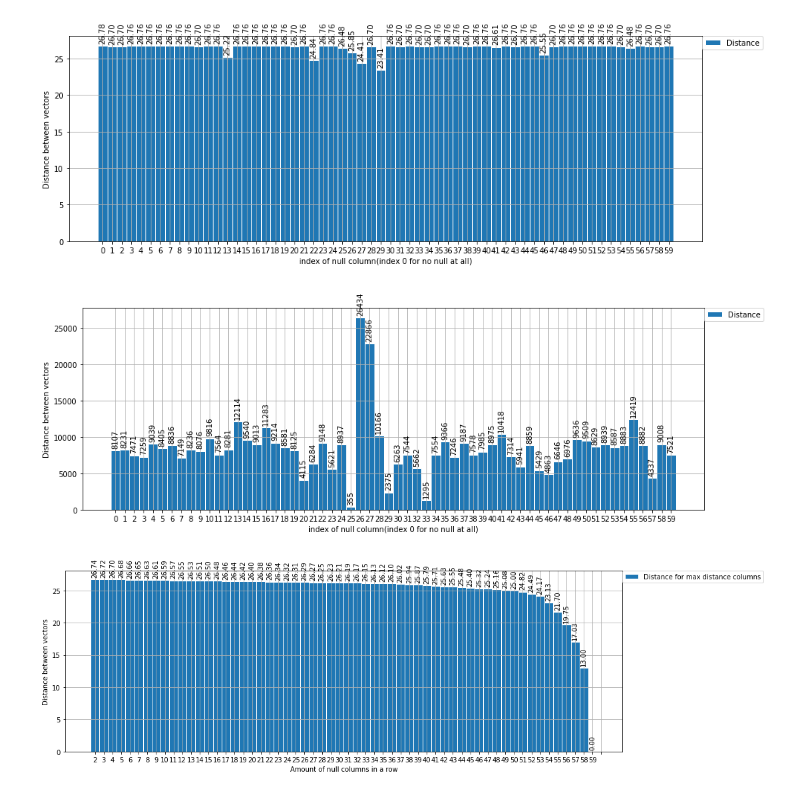
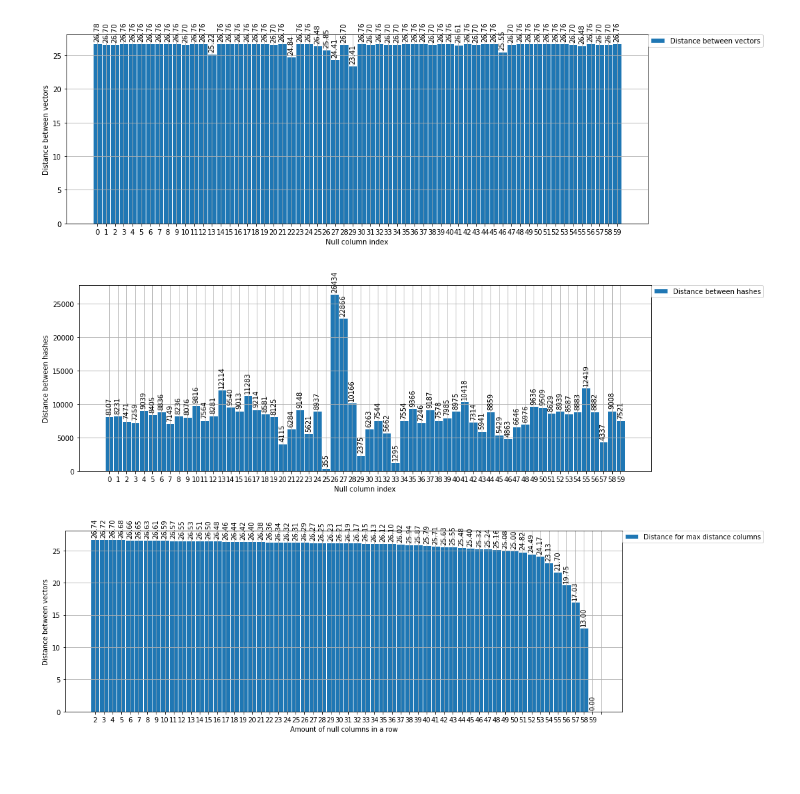
Before and after one commit to Ma-Sk/BiQuants, a Jupyter notebook: NullExperimnets/main.ipynb, the cells around one changed output. Cells and saved outputs as stored; diff of their text form; code cells hidden in the pictures; blank space fills up the shorter version.

```diff
--- a/NullExperimnets/main.ipynb
+++ b/NullExperimnets/main.ipynb
@@ -445,8 +445,8 @@ def show_plot_for_distance_in_each_null_column(ax: Axes, values: List, xlbl, ylb
         autolabel(ax, r, is_float)
     ax.set_xticks(np.arange(len(values)))
     ax.set_xticklabels(range(0, len(values)))
-    ax.set_xlabel("index of null column(index 0 for no null at all)")
-    ax.set_ylabel("Distance between vectors")
+    ax.set_xlabel(xlbl)
+    ax.set_ylabel(ylbl)
 
 def show_plot_for_distance_in_several_null_column(ax: Axes, values: List, xlbl, ylbl, is_float):
     """
@@ -472,14 +472,14 @@ def show_plot_for_distance_in_several_null_column(ax: Axes, values: List, xlbl,
 # %%
 fig, ax = plt.subplots(figsize=(15,5))
 res_list = open("nulls_stats.txt","r").read().splitlines()
-xlbl = "Amount of null columns in a row"
+xlbl = "Null column index"
 ylbl = "Distance between vectors"
 show_plot_for_distance_in_each_null_column(ax, res_list,xlbl,ylbl, True)
-ax.legend(["Distance"], bbox_to_anchor=(1, 1), loc='upper left', borderaxespad=0.)
+ax.legend(["Distance between vectors"], bbox_to_anchor=(1, 1), loc='upper left', borderaxespad=0.)
 
 plt.show()
 # %% [output]
-[figure, old version]
+[figure, new version]
 # %%
 fig, ax = plt.subplots(figsize=(15,5))
 h1_list = open("vec1Hashes.txt","r").read().splitlines()
@@ -490,14 +490,14 @@ for i in range(len(h1_list)):
     hash1 = int(float(h1_list[i]))
     hash2 = int(float(h2_list[i]))
     diff_list.append(abs(hash1-hash2))
-xlbl = "Amount of null columns in a row"
+xlbl = "Null column index"
 ylbl = "Distance between hashes"
 show_plot_for_distance_in_each_null_column(ax, diff_list,xlbl, ylbl, False)
-ax.legend(["Distance"], bbox_to_anchor=(1, 1), loc='upper left', borderaxespad=0.)
+ax.legend(["Distance between hashes"], bbox_to_anchor=(1, 1), loc='upper left', borderaxespad=0.)
 
 plt.show()
 # %% [output]
-[figure, old version]
+[figure, new version]
 # %%
 fig, ax = plt.subplots(figsize=(15,5))
 max_list = open("maxes.txt","r").read().splitlines()
```
Also changed, not shown: parts of 1 cell of this notebook.
